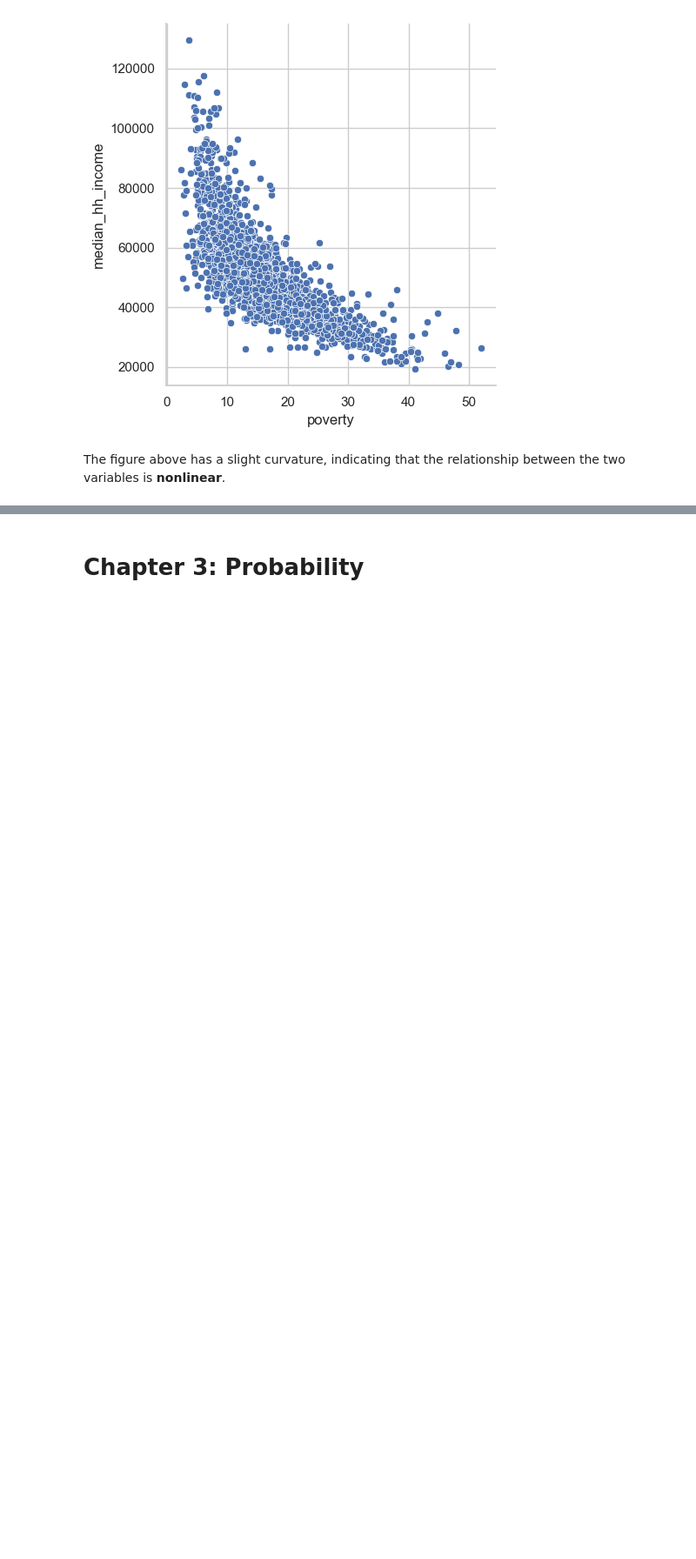
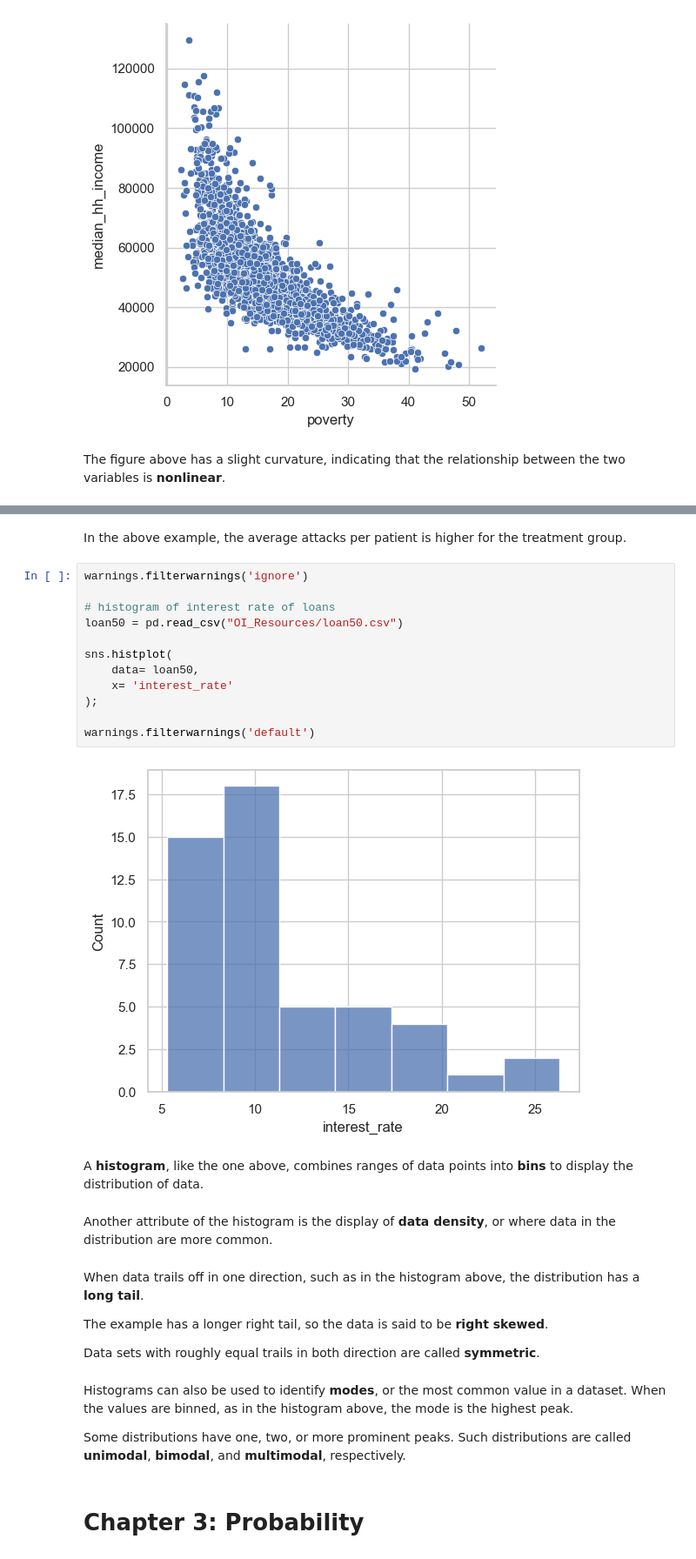
Before and after one commit to zdravoj/data-science-foundations, a Jupyter notebook: OpenIntro_Statistics/chs_1to4.ipynb, the cells around one changed output, grey strips where cells are left out. Shown at 87% size. Cells and saved outputs as stored; diff of their text form; blank space fills up the shorter version.

```diff
--- a/OpenIntro_Statistics/chs_1to4.ipynb
+++ b/OpenIntro_Statistics/chs_1to4.ipynb
@@ -589,3 +625,33 @@ $ n $ is the number of data points.
+# %% [markdown]
+In the above example, the average attacks per patient is higher for the treatment group.
+# %%
+warnings.filterwarnings('ignore')
+
+# histogram of interest rate of loans
+loan50 = pd.read_csv("OI_Resources/loan50.csv")
+
+sns.histplot(
+    data= loan50,
+    x= 'interest_rate'
+);
+
+warnings.filterwarnings('default')
+# %% [output]
+[figure, added]
+# %% [markdown]
+A **histogram**, like the one above, combines ranges of data points into **bins** to display the distribution of data.
+# %% [markdown]
+Another attribute of the histogram is the display of **data density**, or where data in the distribution are more common.
+# %% [markdown]
+When data trails off in one direction, such as in the histogram above, the distribution has a **long tail**.
+
+The example has a longer right tail, so the data is said to be **right skewed**.
+
+Data sets with roughly equal trails in both direction are called **symmetric**.
+# %% [markdown]
+Histograms can also be used to identify **modes**, or the most common value in a dataset. When the values are binned, as in the histogram above, the mode is the highest peak.
+
+Some distributions have one, two, or more prominent peaks. Such distributions are called **unimodal**, **bimodal**, and **multimodal**, respectively.
 # %% [markdown]
 # Chapter 3: Probability
 # %% [markdown]
```
Also changed, not shown: parts of 4 cells of this notebook.
